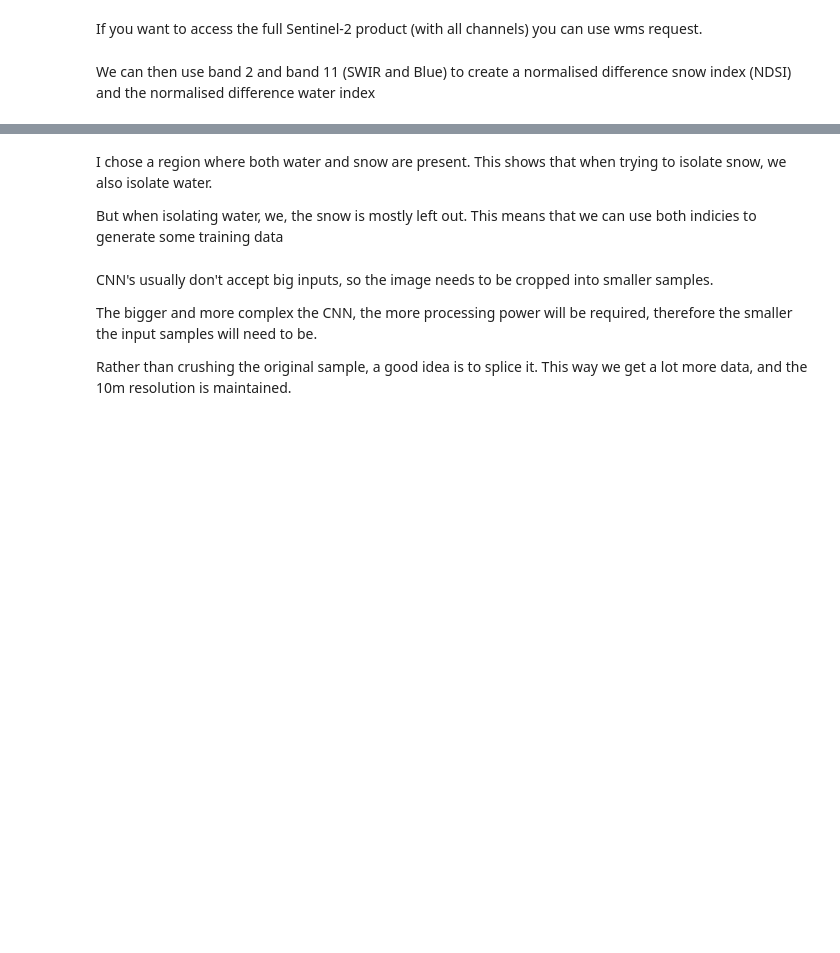
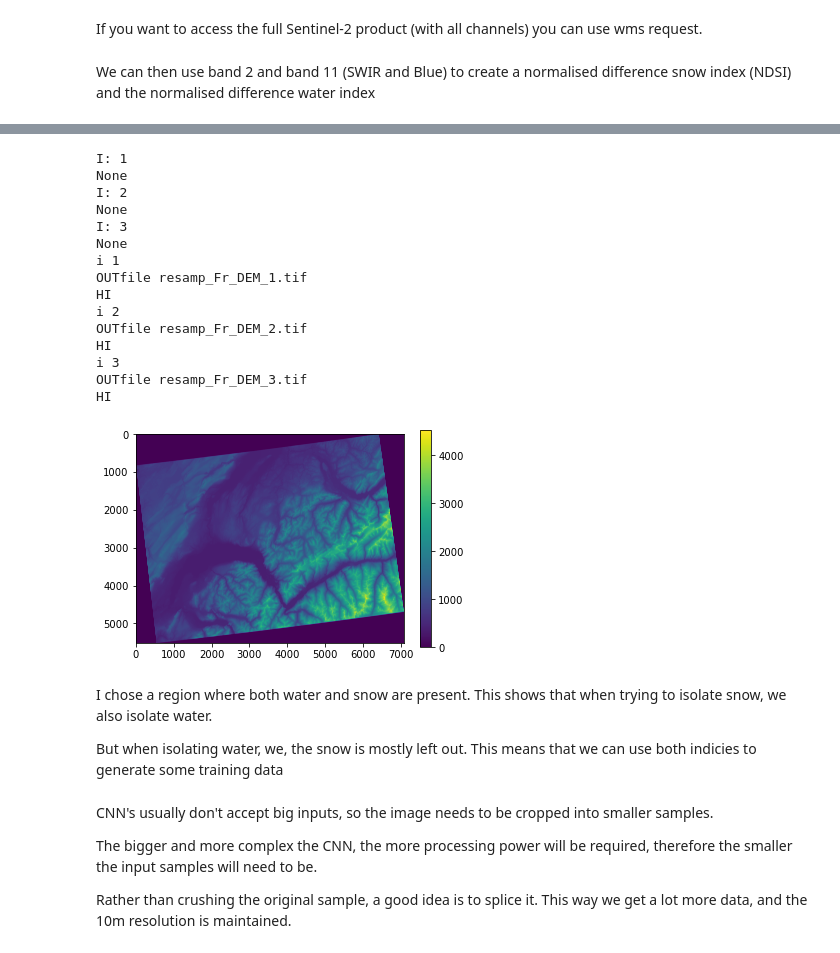
Before and after one commit to emilybirch36/Deep-learning-with-remote-sensing, a Jupyter notebook: EOCV_datasetbuilding.ipynb, the cells around one changed output, grey strips where cells are left out. Drawn from its saved outputs; the diff is of its cells as text; code cells hidden in the pictures; blank space fills up the shorter version.

Commit message:
add: France DEM processing

```diff
--- a/EOCV_datasetbuilding.ipynb
+++ b/EOCV_datasetbuilding.ipynb
@@ -607,3 +681,73 @@ HI
+# %%
+# France
+fr_bbox1 = "/Users/emilybirch/Documents/UCL_Dissertation/Data_collection/DEM/France/BBOX1/tifs/*.tif"
+fr_bbox3 = "/Users/emilybirch/Documents/UCL_Dissertation/Data_collection/DEM/France/BOX3/tifs/*.tif"
+
+
+fr_list1 = glob.glob(fr_bbox1)
+fr_list3 = glob.glob(fr_bbox3)
+
+# merge the DEM tiles
+cmd = "gdal_merge.py -o mergedFrDEM1.tif"
+subprocess.call(cmd.split()+fr_list1)
+
+
+# Fr bbox3 merge
+cmd = "gdal_merge.py -o mergedFrDEM3.tif"
+subprocess.call(cmd.split()+fr_list3)
+
+
+
+# France: reproject coordinate system into UTM to use metres as units
+
+# into EPSG:23030 ED50 / UTM zone 30N
+fr_reproj_list =  ['mergedFrDEM1.tif', 'mergedFrDEM2.tif', 'mergedFrDEM3.tif']
+i = 0
+for in_file in fr_reproj_list:
+    i += 1
+    print("I:", i)
+    out_file = 'reprojFrDEM_{}.tif'.format(i)
+    crs = 'EPSG:23030'
+    call = reproj(out_file, in_file, crs)
+    print(call)
+
+
+
+
+# France: resample
+resamp_list = ['reprojFrDEM_1.tif', 'reprojFrDEM_2.tif', 'reprojFrDEM_3.tif']
+i = 0
+for in_file in resamp_list:
+    i += 1
+    print("i", i)
+    out_file = "resamp_Fr_DEM_{}.tif".format(i)
+    print("OUTfile", out_file)
+    resample(out_file, in_file)
+
+
+
+
+# France: crop .tif to boudning box coords
+Fr1crop = crop('cropFrDEM_1.tif','resamp_Can_DEM_1.tif',1246969.3962645088, 5163267.284300569,1274934.6912586447, 5143545.166937985)
+Fr2crop = crop('cropFrDEM_2.tif','resamp_Can_DEM_2.tif',1234624.7084396454, 4993062.539814649, 1261497.750934254, 4974014.1117675835)
+Fr3crop = crop('cropFrDEM_3.tif','resamp_Can_DEM_3.tif', 1225777.8855382334, 5373591.730970369,1252683.6911129407, 5355278.076760378)
+# %% [output]
+I: 1
+None
+I: 2
+None
+I: 3
+None
+i 1
+OUTfile resamp_Fr_DEM_1.tif
+HI
+i 2
+OUTfile resamp_Fr_DEM_2.tif
+HI
+i 3
+OUTfile resamp_Fr_DEM_3.tif
+HI
+[figure, added]
 # %%
 # use more than one channel as input into my model. use geomorphology too.
 
```
Also changed, not shown: parts of 6 cells of this notebook.
